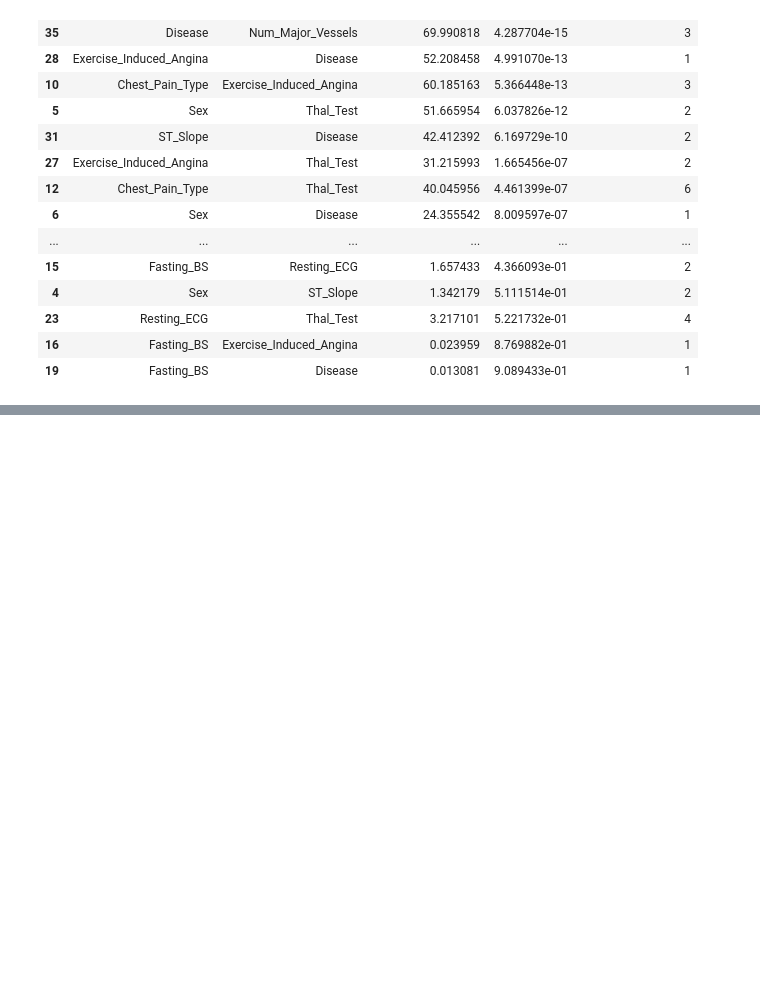
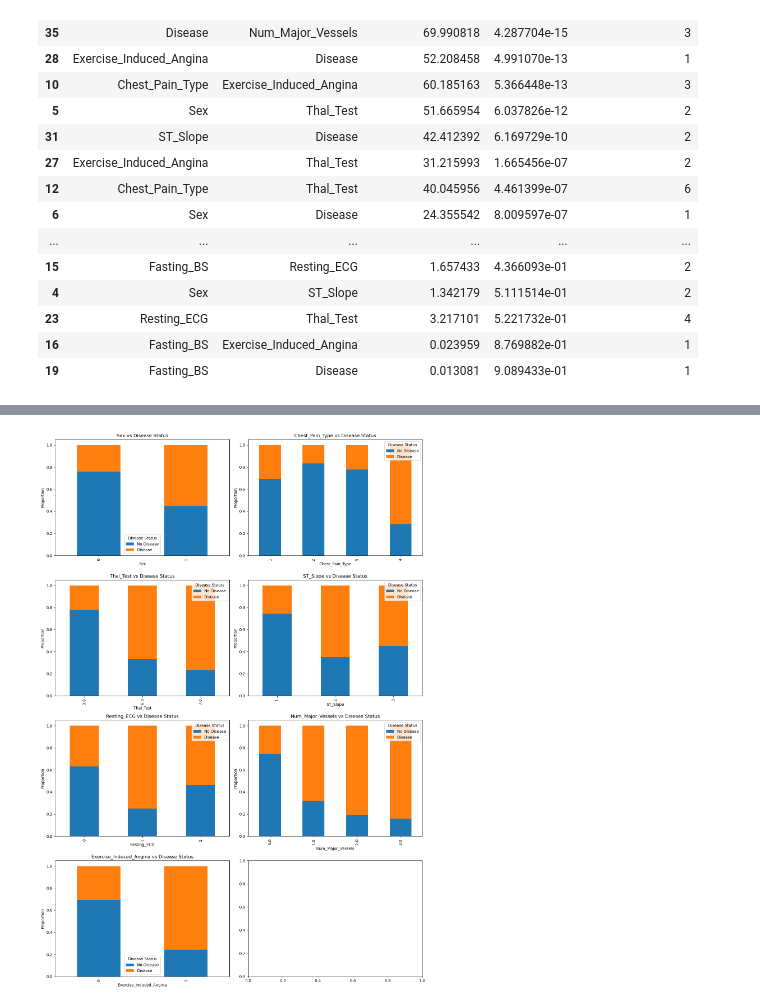
Before and after one commit to QMeier/heart-disease-capstone, a Jupyter notebook: 3_exploratory_data_analysis.ipynb, the cells around one changed output, grey strips where cells are left out. Saved outputs shown, nothing was run; the diff lists cells and outputs as text; code cells hidden in the pictures; blank space fills up the shorter version.

```diff
--- a/3_exploratory_data_analysis.ipynb
+++ b/3_exploratory_data_analysis.ipynb
@@ -249,0 +233,25 @@ chi_squared_df.sort_values(by='P-Value')  # Sort by P-Value to see the most sign
+# %%
+# create stacked bar charts
+# List of variables to plot
+categories = ['Sex', 'Chest_Pain_Type', 'Thal_Test', 'ST_Slope', 'Resting_ECG', 'Num_Major_Vessels', 'Exercise_Induced_Angina']
+
+# Set up the matplotlib figure
+fig, axes = plt.subplots(nrows=4, ncols=2, figsize=(14, 20))
+
+# Iterate over the categories and plot each as a stacked bar chart
+for ax, category in zip(axes.flatten(), categories):
+    # Create a cross tabulation of Disease status by category
+    crosstab = pd.crosstab(index=df[category], columns=df['Disease'], normalize='index')
+    # Plot stacked bar chart
+    crosstab.plot(kind='bar', stacked=True,
+                  ax=ax)
+    ax.set_title(f'{category} vs Disease Status')
+    ax.set_xlabel(category)
+    ax.set_ylabel('Proportion')
+    ax.legend(title='Disease Status', labels=['No Disease', 'Disease'])
+
+# Adjust layout
+plt.tight_layout()
+plt.show()
+# %% [output]
+[figure, added]
```
Also changed, not shown: parts of 18 cells of this notebook, 4 other files.
